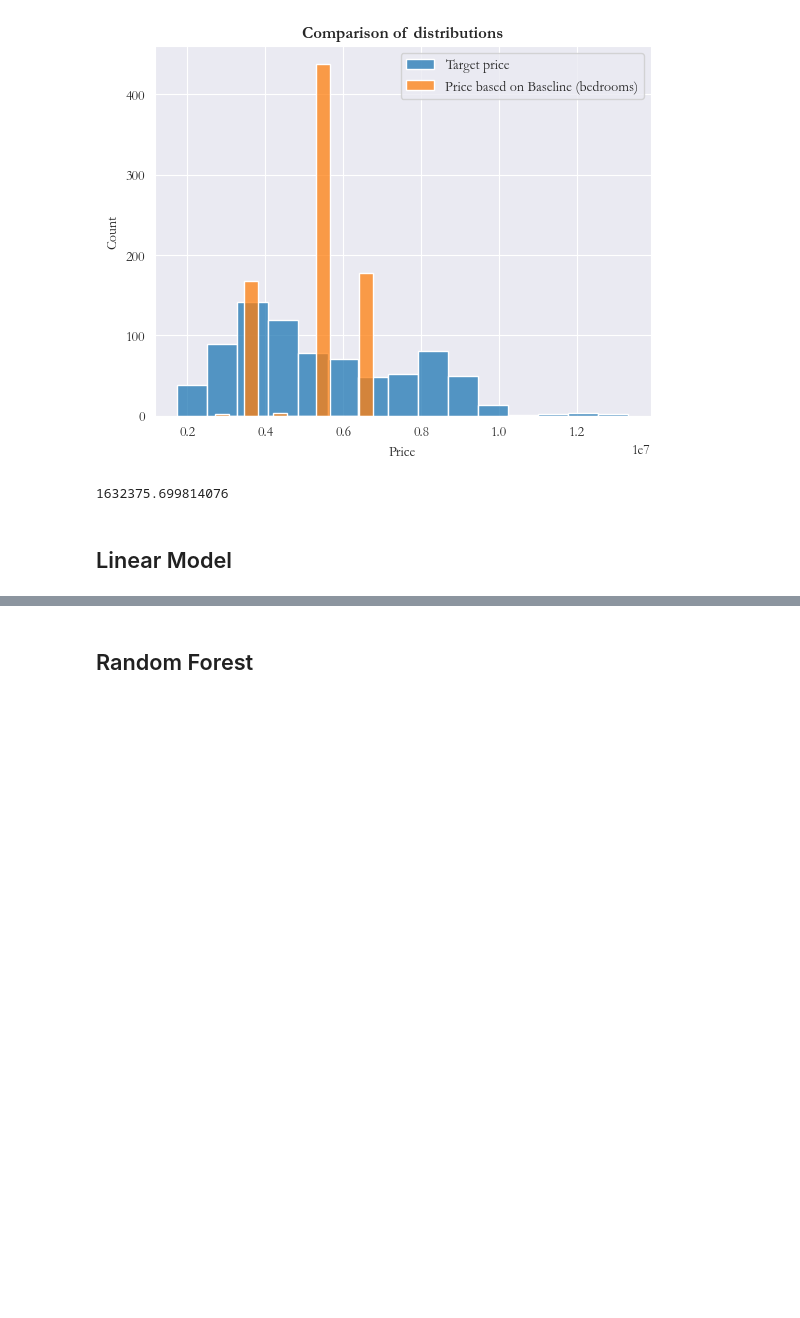
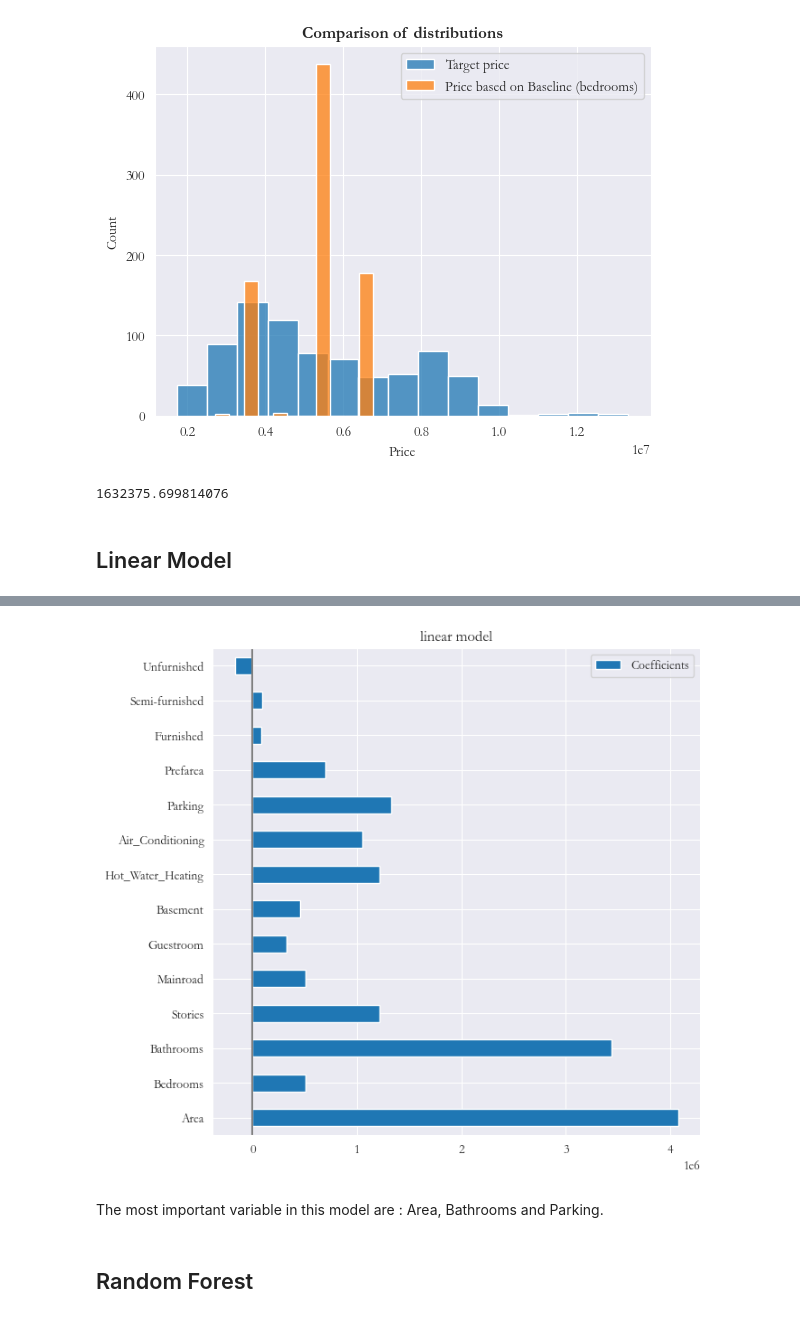
Before and after one commit to ThibaudGENEL/HousingPrice, a Jupyter notebook: notebook.ipynb, the cells around one changed output, grey strips where cells are left out. Cells and saved outputs as stored; diff of their text form; code cells hidden in the pictures; blank space fills up the shorter version.

```diff
--- a/notebook.ipynb
+++ b/notebook.ipynb
@@ -396,3 +407,18 @@ plt.show()
+# %%
+df_encoded=df_encoded.drop('Price_Linear_Regression',axis=1)
+
+coefs = pd.DataFrame(
+    l_model[0].coef_, columns=["Coefficients"], index= df_encoded.drop('Price',axis=1).columns
+)
+
+coefs.plot(kind="barh", figsize=(9, 7))
+plt.title("linear model")
+plt.axvline(x=0, color=".5")
+plt.subplots_adjust(left=0.3)
+# %% [output]
+[figure, added]
+# %% [markdown]
+The most important variable in this model are : Area, Bathrooms and Parking.
 # %% [markdown]
 ## Random Forest
 # %%
```
Also changed, not shown: parts of 13 cells of this notebook, 3 other files.
